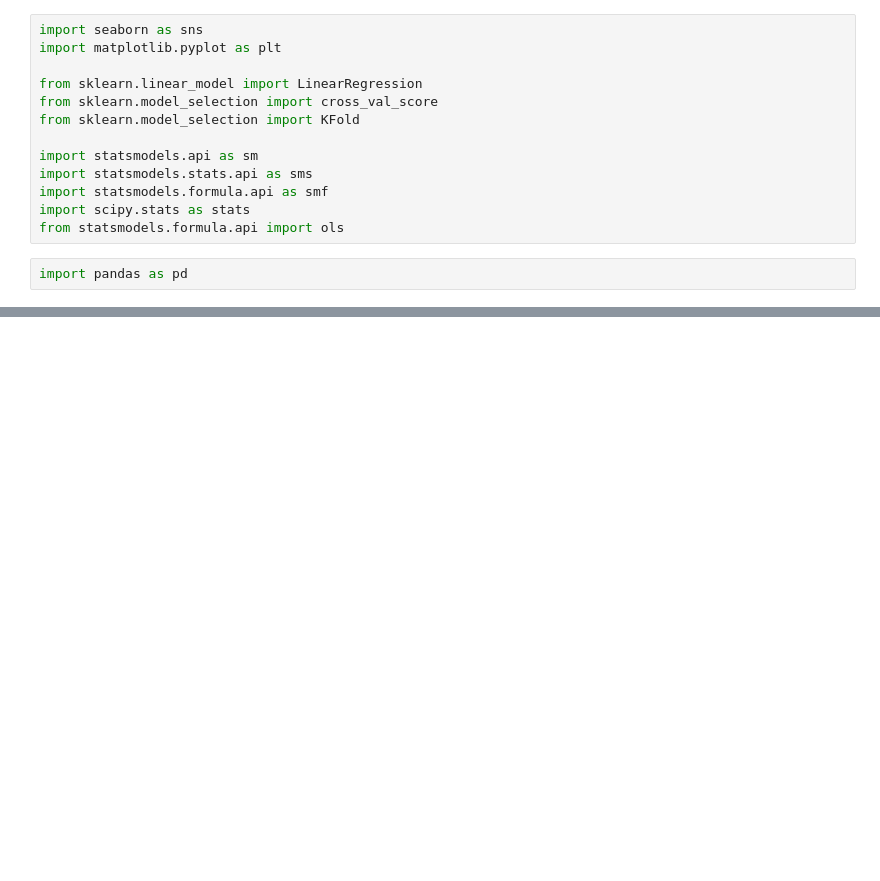
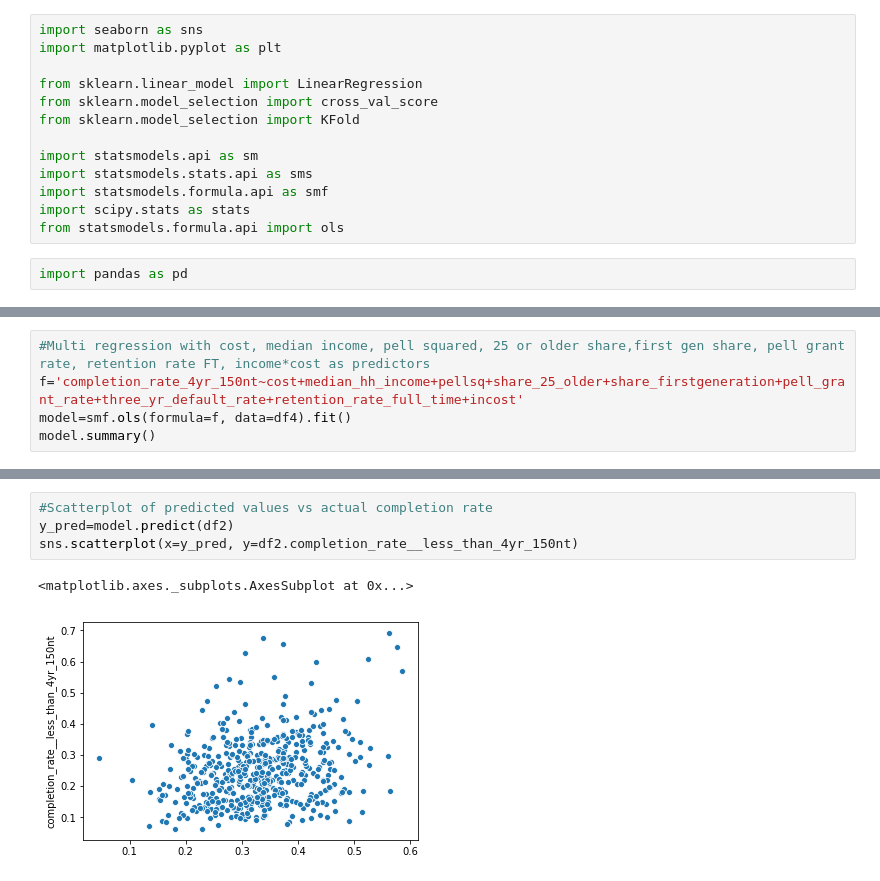
Before and after one commit to thomsu/College_Scorecard, a Jupyter notebook: Cross Sample Analysis.ipynb, the cells around one changed output, grey strips where cells are left out. Saved outputs shown, nothing was run; the diff lists cells and outputs as text; blank space fills up the shorter version.

```diff
--- a/Cross Sample Analysis.ipynb
+++ b/Cross Sample Analysis.ipynb
@@ -60,0 +49,5 @@ income*cost
+# %%
+#Multi regression with cost, median income, pell squared, 25 or older share,first gen share, pell grant rate, retention rate FT, income*cost as predictors
+f='completion_rate_4yr_150nt~cost+median_hh_income+pellsq+share_25_older+share_firstgeneration+pell_grant_rate+three_yr_default_rate+retention_rate_full_time+incost'
+model=smf.ols(formula=f, data=df4).fit()
+model.summary()
@@ -60,0 +92,7 @@ income*cost
+# %%
+#Scatterplot of predicted values vs actual completion rate
+y_pred=model.predict(df2)
+sns.scatterplot(x=y_pred, y=df2.completion_rate__less_than_4yr_150nt)
+# %% [output]
+<matplotlib.axes._subplots.AxesSubplot at 0x...>
+[figure, added]
```
Also changed, not shown: parts of 8 cells of this notebook, 1 other file.
